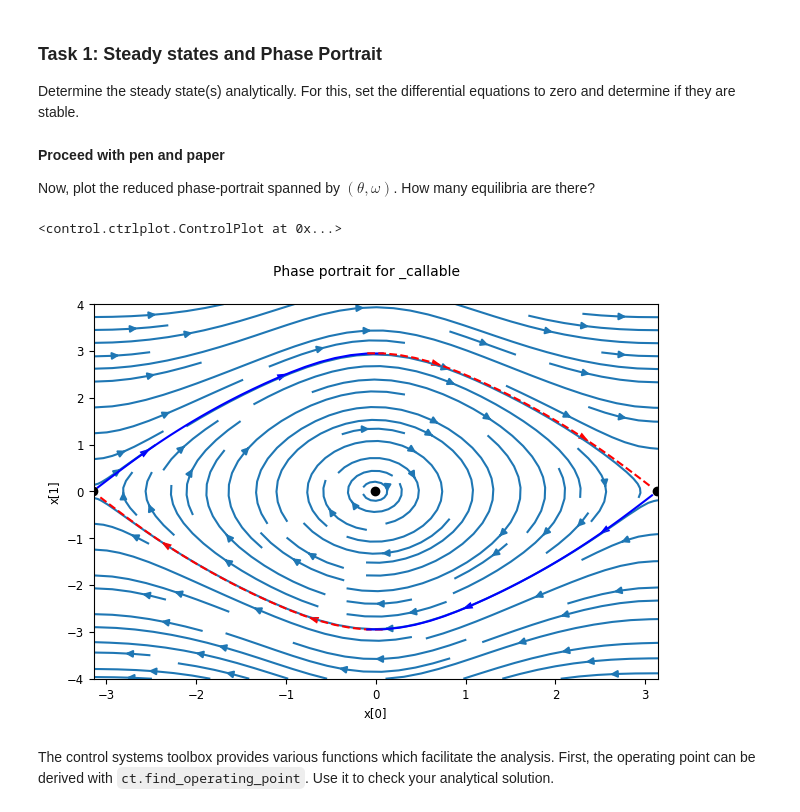
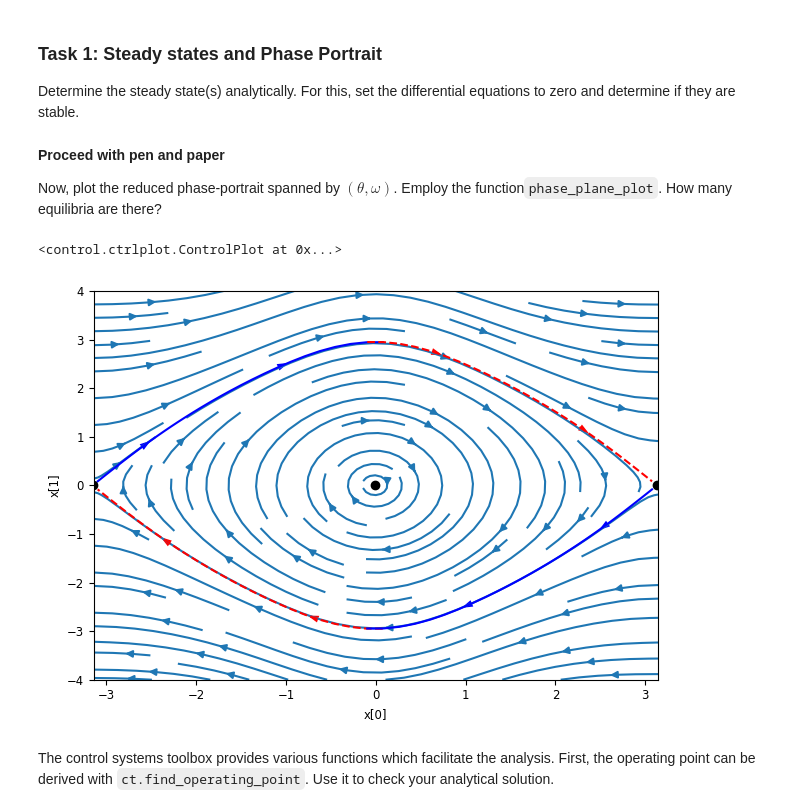
Before and after one commit to BeneJoh/ControlSystems, a Jupyter notebook: sessionA.ipynb, the cells around one changed output. Drawn from its saved outputs; the diff is of its cells as text; code cells hidden in the pictures.

```diff
--- a/sessionA.ipynb
+++ b/sessionA.ipynb
@@ -50,16 +50,16 @@ Determine the steady state(s) analytically. For this, set the differential equat
 # %% [markdown]
 **Proceed with pen and paper**
 
-Now, plot the reduced phase-portrait spanned by $(\theta, \omega)$. How many equilibria are there?
+Now, plot the reduced phase-portrait spanned by $(\theta, \omega)$. Employ the function`phase_plane_plot`. How many equilibria are there?
 # %%
 # define reduced system ode
 cablecar_reduced_ode = lambda t, x : cablecar_ode(t, np.concatenate((x,np.array([0.0, 0.0]))), [100.0], cablecar_params)[:2]
 # Phase portrait of the reduced system / pendulum
 axis_limits = [-np.pi, np.pi, -4, 4]
-ct.phase_plane_plot(cablecar_reduced_ode, axis_limits, )
+ct.phase_plane_plot(cablecar_reduced_ode, axis_limits,  title='') #xlabel=r'$\phi$', ylabel=r'$\omega$',
 # %% [output]
 <control.ctrlplot.ControlPlot at 0x...>
-[figure, old version]
+[figure, new version]
 # %% [markdown]
 The control systems toolbox provides various functions which facilitate the analysis. First, the operating point can be derived with `ct.find_operating_point`. Use it to check your analytical solution.
 # %%
```
Also changed, not shown: parts of 11 cells of this notebook.
